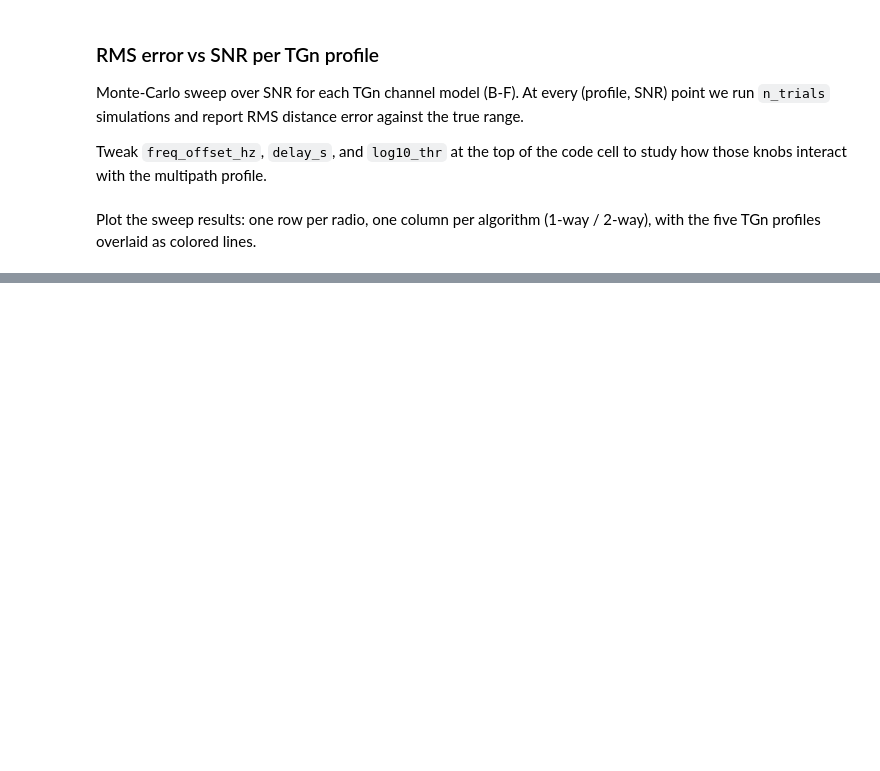
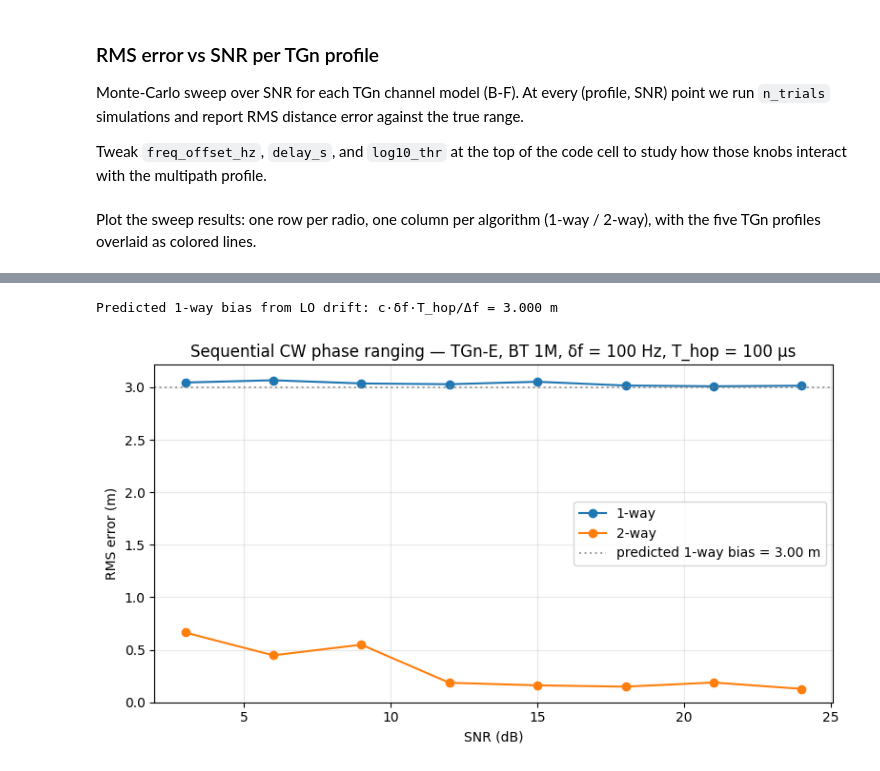
Before and after one commit to jelenesm/trilateration, a Jupyter notebook: distance.ipynb, the cells around one changed output, grey strips where cells are left out. Drawn from its saved outputs; the diff is of its cells as text; code cells hidden in the pictures; blank space fills up the shorter version.

```diff
--- a/distance.ipynb
+++ b/distance.ipynb
@@ -1046,0 +1007,80 @@ Combined with the LO-frequency-offset robustness shown earlier (`δf` sweep cell
+# %%
+# === Sequential CW phase ranging: 1-way LO bias vs 2-way cancellation ===
+# Tones transmitted one at a time at t_k = k·T_hop. An LO offset δf between
+# Tx and Rx adds phase -2π·δf·t_k per tone, which is linear in k and biases
+# the slope-derived τ-estimate by δf·T_hop/Δf. In RTT this term cancels.
+#
+# 1-way model: H(f_k) phasors get an extra per-tone LO-drift phase, then AWGN.
+# 2-way model: idealized RTT — H(f_k)² (LO drift cancelled), AWGN combined as
+# 2σ² on the squared phasor (high-SNR approximation of (s+w_1)(s+w_2) noise).
+
+profile_seq     = 'E'
+n_tones_seq     = 80
+spacing_khz_seq = 1000.0       # BT 1M, 1 MHz spacing
+d_true_seq      = 5.0
+n_trials_seq    = 100
+snr_db_grid_seq = np.arange(3, 27, 3)
+lo_offset_hz    = 100.0        # δf  (Tx-Rx LO frequency offset)
+T_hop_seq       = 100e-6       # tone hop period (s)
+threshold_seq   = 10.0 ** -1.0
+
+# Sync module-global delta_f / T_sym for channel() / transmit() / music_distance().
+delta_f = spacing_khz_seq * 1e3
+T_sym   = 1.0 / delta_f
+
+# Predicted 1-way distance bias (independent of SNR).
+bias_pred = c * lo_offset_hz * T_hop_seq / delta_f
+print(f'Predicted 1-way bias from LO drift: c·δf·T_hop/Δf = {bias_pred:.3f} m')
+
+rng_seq = np.random.default_rng(0xBADC0FFEE)
+
+
+def run_sequential(snr_db, alg, rng):
+    H = channel(d_true_seq, n_tones=n_tones_seq, rng=rng,
+                **TGN_PRESETS[profile_seq])[:n_tones_seq]
+    sig_pow = float(np.mean(np.abs(H) ** 2))
+    noise_pow = sig_pow / 10 ** (snr_db / 10)
+
+    if alg == '1-way':
+        t_k = np.arange(n_tones_seq) * T_hop_seq
+        lo_phase = np.exp(-2j * np.pi * lo_offset_hz * t_k)
+        signal = H * lo_phase
+        w = (rng.standard_normal(n_tones_seq)
+             + 1j * rng.standard_normal(n_tones_seq)) * np.sqrt(noise_pow / 2)
+        phasors = signal + w
+    else:   # 2-way RTT: H², LO drift cancelled, noise variance ~ 2σ²
+        signal = H * H
+        w = (rng.standard_normal(n_tones_seq)
+             + 1j * rng.standard_normal(n_tones_seq)) * np.sqrt(noise_pow)
+        phasors = signal + w
+
+    d_hat, *_ = music_distance(phasors, delta_f, P='auto', P_max=6,
+                               fraction=0.995, alg=alg, threshold=threshold_seq)
+    return float(d_hat[0])
+
+
+results_seq = {a: np.zeros_like(snr_db_grid_seq, dtype=float) for a in ('1-way', '2-way')}
+for alg in ('1-way', '2-way'):
+    for i, snr in enumerate(snr_db_grid_seq):
+        errs = np.empty(n_trials_seq)
+        for tr in range(n_trials_seq):
+            errs[tr] = run_sequential(snr, alg, rng_seq) - d_true_seq
+        results_seq[alg][i] = np.sqrt(np.mean(errs ** 2))
+
+plt.figure(figsize=(8, 4.5))
+for alg in ('1-way', '2-way'):
+    plt.plot(snr_db_grid_seq, results_seq[alg], 'o-', label=alg)
+plt.axhline(bias_pred, color='gray', linestyle=':', alpha=0.7,
+            label=f'predicted 1-way bias = {bias_pred:.2f} m')
+plt.xlabel('SNR (dB)')
+plt.ylabel('RMS error (m)')
+plt.title(f'Sequential CW phase ranging — TGn-{profile_seq}, BT 1M, '
+          f'δf = {lo_offset_hz:.0f} Hz, T_hop = {T_hop_seq*1e6:.0f} µs')
+plt.legend()
+plt.grid(True, alpha=0.3)
+plt.ylim(0, None)
+plt.tight_layout()
+plt.show()
+# %% [output]
+Predicted 1-way bias from LO drift: c·δf·T_hop/Δf = 3.000 m
+[figure, added]
```
Also changed, not shown: parts of 15 cells of this notebook.
